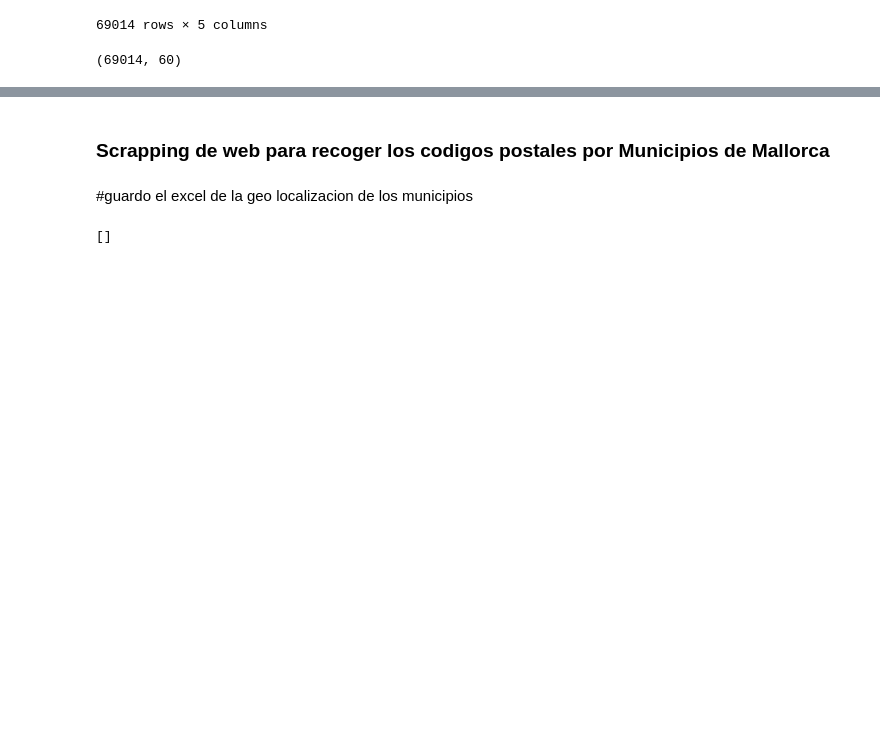
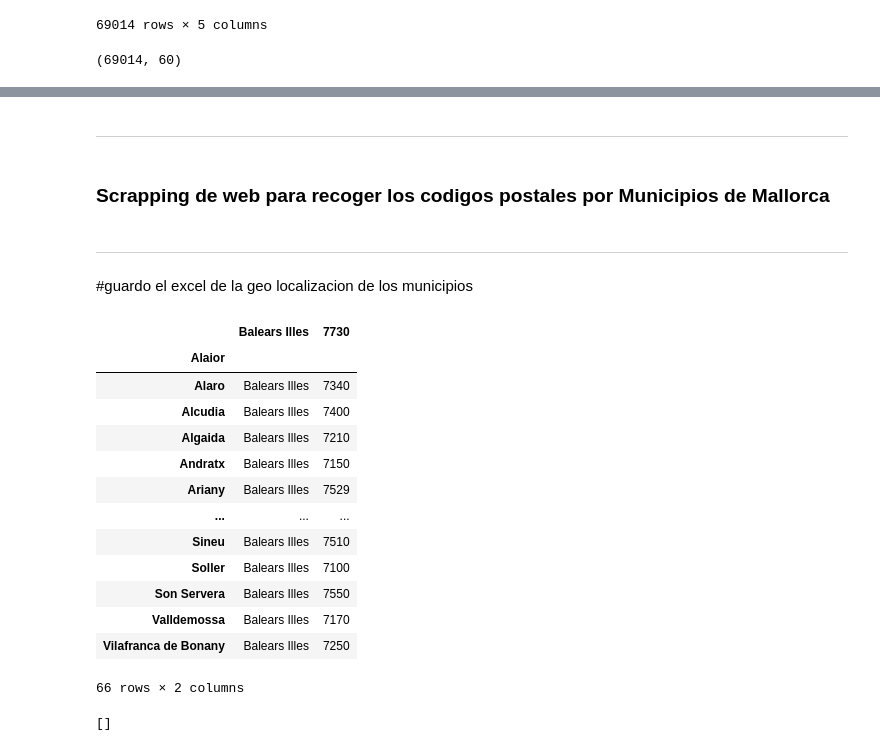
Before and after one commit to JaimeLeoz/w4-ETL-Project, a Jupyter notebook: MainWork-1.ipynb, the cells around one changed output, grey strips where cells are left out. Saved outputs shown, nothing was run; the diff lists cells and outputs as text; code cells hidden in the pictures; blank space fills up the shorter version.

```diff
--- a/MainWork-1.ipynb
+++ b/MainWork-1.ipynb
@@ -556,5 +562,9 @@ dtype: object
+# %% [markdown]
+-----
 # %% [markdown]
 ### Scrapping de web para recoger los codigos postales por Municipios de Mallorca
+# %% [markdown]
+-------
 # %% [markdown]
 #guardo el excel de la geo localizacion de los municipios
 # %%
@@ -580,0 +591,19 @@ url = 'https://xn--cdigos-postales-vrb.cybo.com/espa%C3%B1a/islas-baleares/'
+# %%
+# im trying easy scrapping from a web - since seems quite a simple table
+df_postales = pd.read_clipboard()
+df_postales
+# %% [output]
+|  | Balears Illes | 7730 |
+| Alaior |  |  |
+| Alaro | Balears Illes | 7340 |
+| Alcudia | Balears Illes | 7400 |
+| Algaida | Balears Illes | 7210 |
+| Andratx | Balears Illes | 7150 |
+| Ariany | Balears Illes | 7529 |
+| ... | ... | ... |
+| Sineu | Balears Illes | 7510 |
+| Soller | Balears Illes | 7100 |
+| Son Servera | Balears Illes | 7550 |
+| Valldemossa | Balears Illes | 7170 |
+| Vilafranca de Bonany | Balears Illes | 7250 |
+66 rows × 2 columns
```
Also changed, not shown: parts of 20 cells of this notebook, 1 other file.
